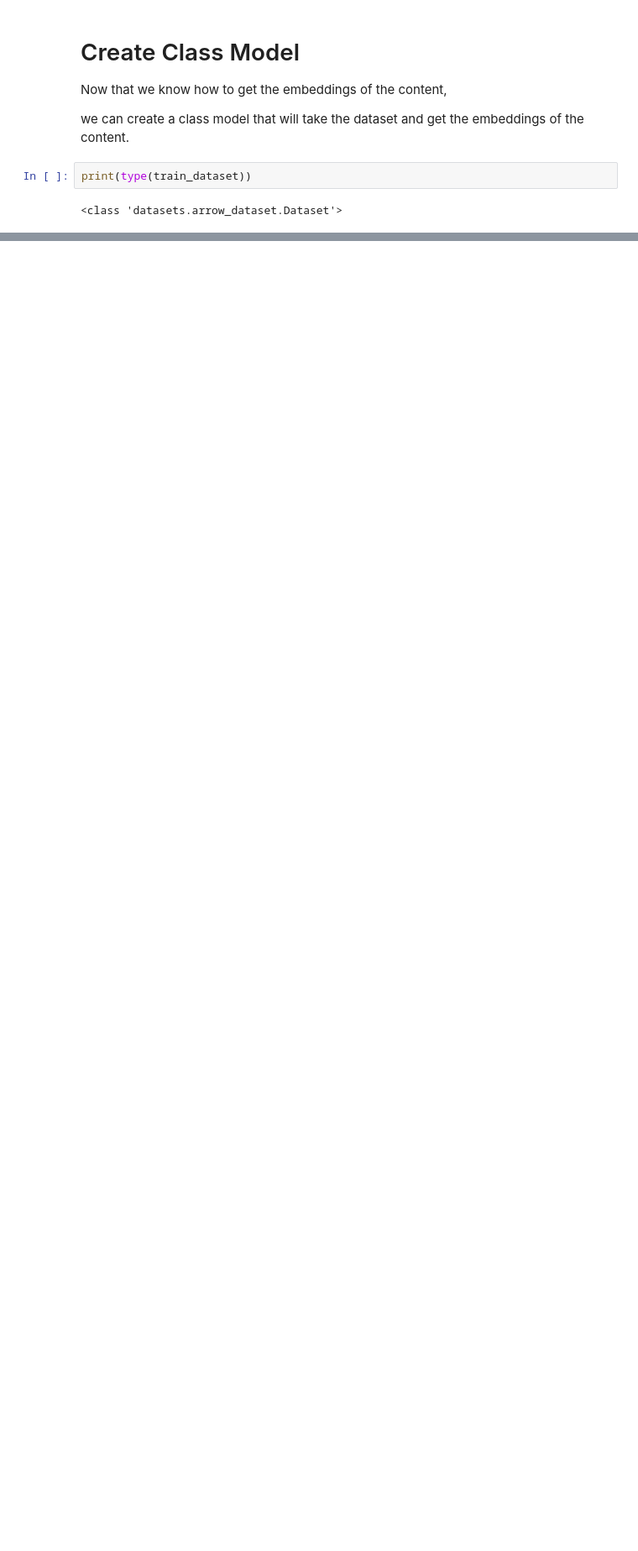
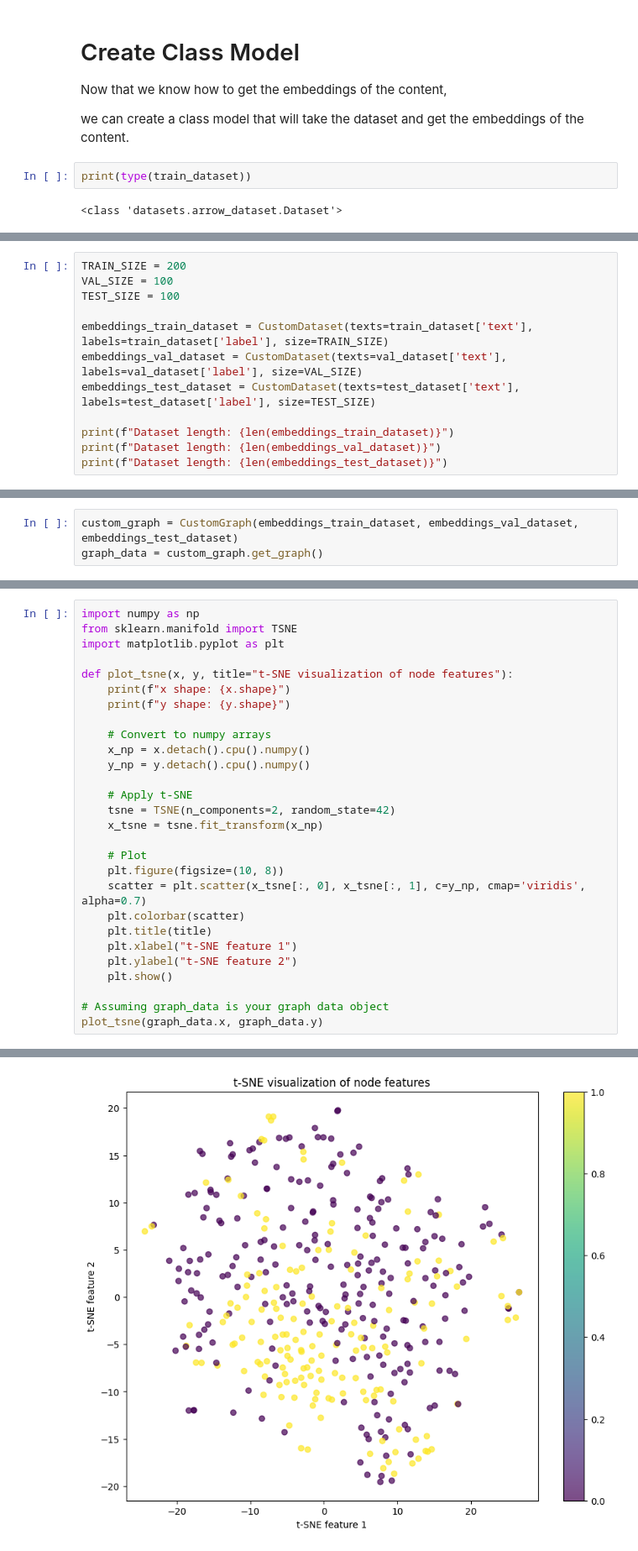
Before and after one commit to LittleFish-Coder/GemGNN, a Jupyter notebook: utils/build_graph.ipynb, the cells around one changed output, grey strips where cells are left out. Shown at 84% size. Drawn from its saved outputs; the diff is of its cells as text; blank space fills up the shorter version.

```diff
--- a/utils/build_graph.ipynb
+++ b/utils/build_graph.ipynb
@@ -208,0 +190,12 @@ Dataset first element: (tensor([-2.5972e-02, -1.0488e-01,  3.3386e-01, -1.6336e-
+# %%
+TRAIN_SIZE = 200
+VAL_SIZE = 100
+TEST_SIZE = 100
+
+embeddings_train_dataset = CustomDataset(texts=train_dataset['text'], labels=train_dataset['label'], size=TRAIN_SIZE)
+embeddings_val_dataset = CustomDataset(texts=val_dataset['text'], labels=val_dataset['label'], size=VAL_SIZE)
+embeddings_test_dataset = CustomDataset(texts=test_dataset['text'], labels=test_dataset['label'], size=TEST_SIZE)
+
+print(f"Dataset length: {len(embeddings_train_dataset)}")
+print(f"Dataset length: {len(embeddings_val_dataset)}")
+print(f"Dataset length: {len(embeddings_test_dataset)}")
@@ -208,0 +270,3 @@ Dataset first element: (tensor([-2.5972e-02, -1.0488e-01,  3.3386e-01, -1.6336e-
+# %%
+custom_graph = CustomGraph(embeddings_train_dataset, embeddings_val_dataset, embeddings_test_dataset)
+graph_data = custom_graph.get_graph()
@@ -374,0 +467,29 @@ visualize_graph(graph)
+# %%
+import numpy as np
+from sklearn.manifold import TSNE
+import matplotlib.pyplot as plt
+
+def plot_tsne(x, y, title="t-SNE visualization of node features"):
+    print(f"x shape: {x.shape}")
+    print(f"y shape: {y.shape}")
+
+    # Convert to numpy arrays
+    x_np = x.detach().cpu().numpy()
+    y_np = y.detach().cpu().numpy()
+
+    # Apply t-SNE
+    tsne = TSNE(n_components=2, random_state=42)
+    x_tsne = tsne.fit_transform(x_np)
+
+    # Plot
+    plt.figure(figsize=(10, 8))
+    scatter = plt.scatter(x_tsne[:, 0], x_tsne[:, 1], c=y_np, cmap='viridis', alpha=0.7)
+    plt.colorbar(scatter)
+    plt.title(title)
+    plt.xlabel("t-SNE feature 1")
+    plt.ylabel("t-SNE feature 2")
+    plt.show()
+
+# Assuming graph_data is your graph data object
+plot_tsne(graph_data.x, graph_data.y)
+# %% [output]
@@ -374,0 +498 @@ visualize_graph(graph)
+[figure, added]
```
Also changed, not shown: parts of 26 cells of this notebook, 1 other file.
